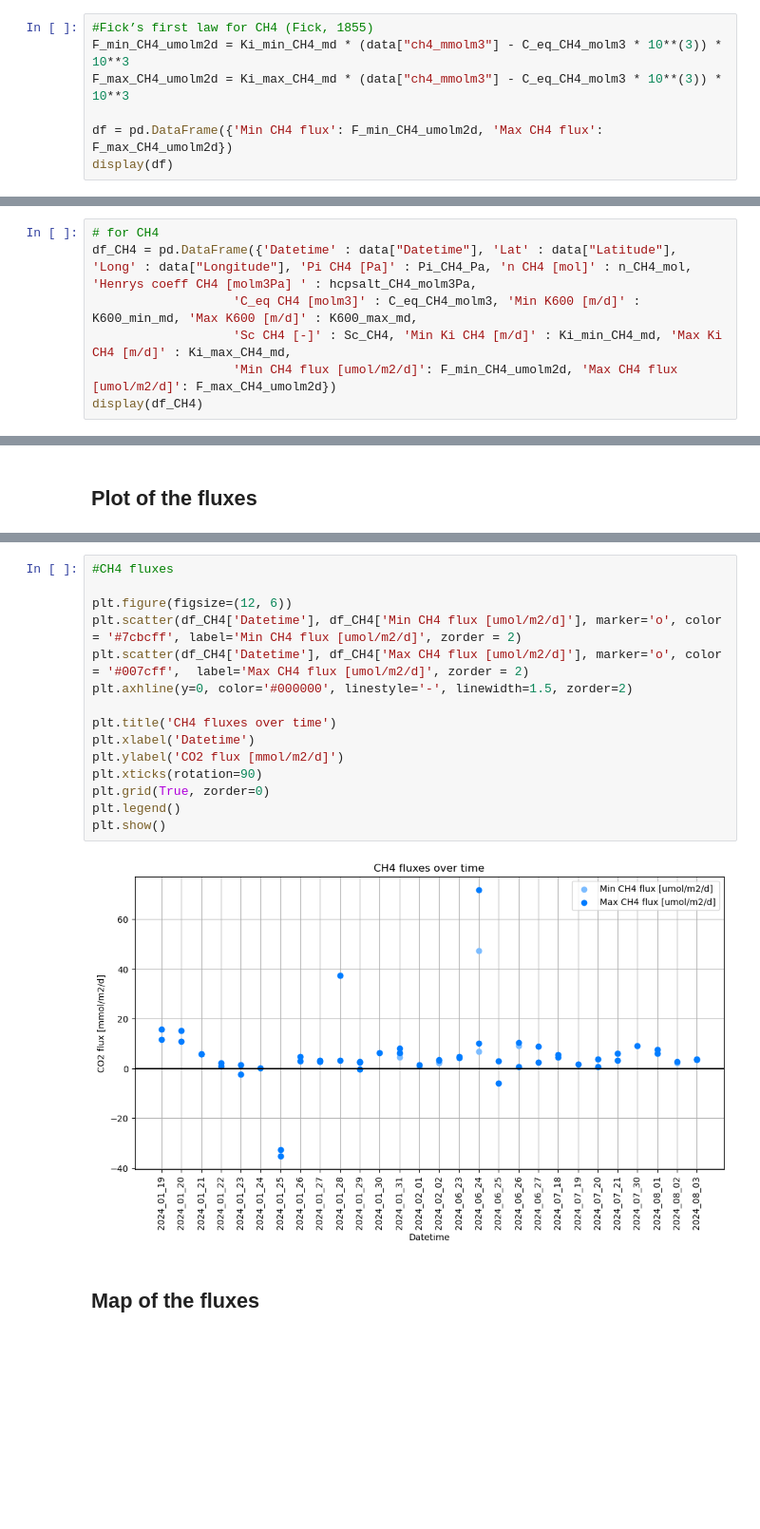
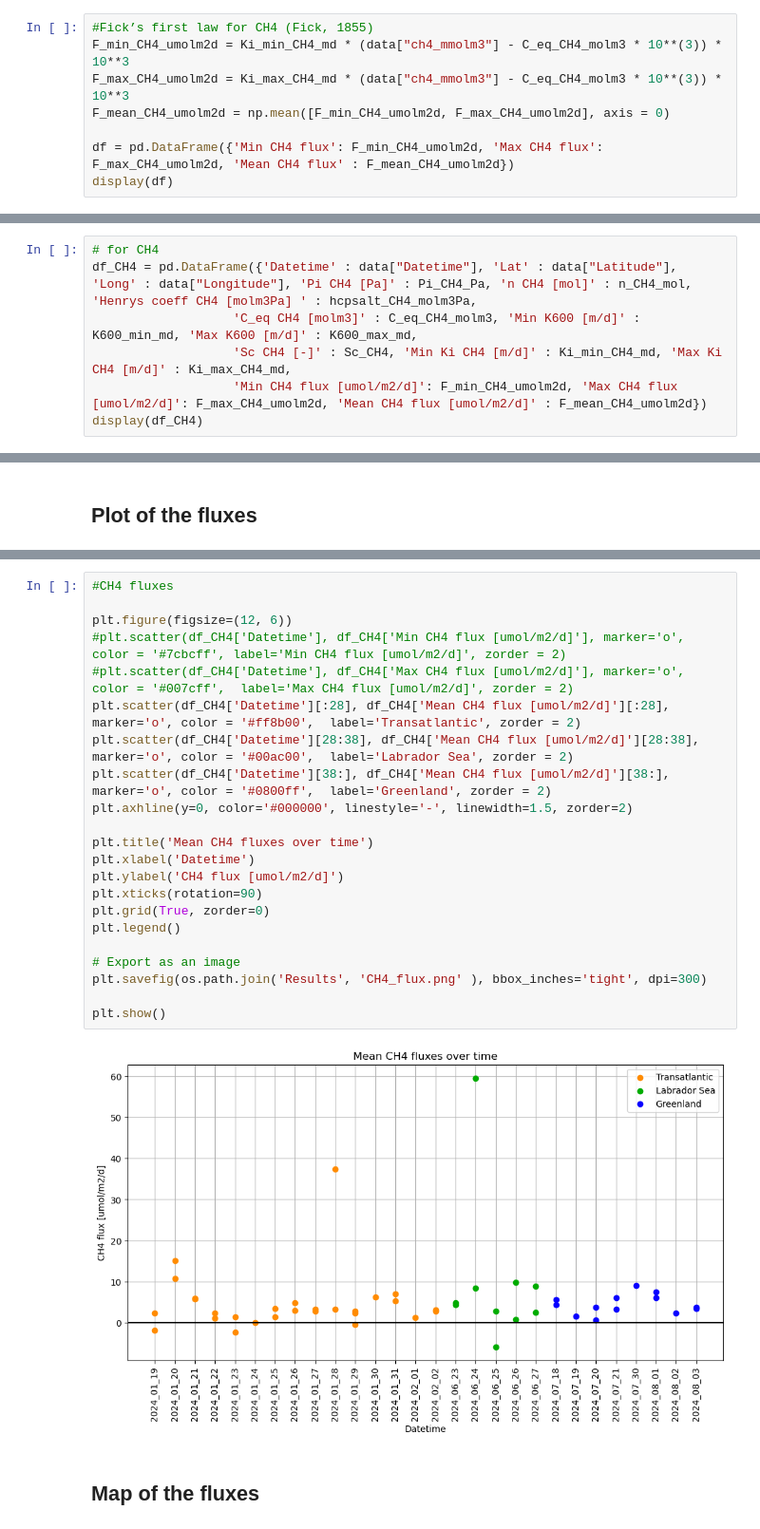
Before and after one commit to lolapricam/Sea-air_fluxes_Arctic, a Jupyter notebook: main_code.ipynb, the cells around one changed output, grey strips where cells are left out. Shown at 95% size. Drawn from its saved outputs; the diff is of its cells as text; blank space fills up the shorter version.

Commit message:
saving and updating graphs

```diff
--- a/main_code.ipynb
+++ b/main_code.ipynb
@@ -321,7 +323,8 @@ display(df)
 #Fick’s first law for CH4 (Fick, 1855)
 F_min_CH4_umolm2d = Ki_min_CH4_md * (data["ch4_mmolm3"] - C_eq_CH4_molm3 * 10**(3)) * 10**3
 F_max_CH4_umolm2d = Ki_max_CH4_md * (data["ch4_mmolm3"] - C_eq_CH4_molm3 * 10**(3)) * 10**3
+F_mean_CH4_umolm2d = np.mean([F_min_CH4_umolm2d, F_max_CH4_umolm2d], axis = 0)
 
-df = pd.DataFrame({'Min CH4 flux': F_min_CH4_umolm2d, 'Max CH4 flux': F_max_CH4_umolm2d})
+df = pd.DataFrame({'Min CH4 flux': F_min_CH4_umolm2d, 'Max CH4 flux': F_max_CH4_umolm2d, 'Mean CH4 flux' : F_mean_CH4_umolm2d})
 display(df)
 # %% [output]
@@ -375,7 +378,7 @@ display(df_CO2)
 df_CH4 = pd.DataFrame({'Datetime' : data["Datetime"], 'Lat' : data["Latitude"], 'Long' : data["Longitude"], 'Pi CH4 [Pa]' : Pi_CH4_Pa, 'n CH4 [mol]' : n_CH4_mol, 'Henrys coeff CH4 [molm3Pa] ' : hcpsalt_CH4_molm3Pa,
                    'C_eq CH4 [molm3]' : C_eq_CH4_molm3, 'Min K600 [m/d]' : K600_min_md, 'Max K600 [m/d]' : K600_max_md,
                    'Sc CH4 [-]' : Sc_CH4, 'Min Ki CH4 [m/d]' : Ki_min_CH4_md, 'Max Ki CH4 [m/d]' : Ki_max_CH4_md,
-                   'Min CH4 flux [umol/m2/d]': F_min_CH4_umolm2d, 'Max CH4 flux [umol/m2/d]': F_max_CH4_umolm2d})
+                   'Min CH4 flux [umol/m2/d]': F_min_CH4_umolm2d, 'Max CH4 flux [umol/m2/d]': F_max_CH4_umolm2d, 'Mean CH4 flux [umol/m2/d]' : F_mean_CH4_umolm2d})
 display(df_CH4)
 # %% [output]
 |  | Datetime | Lat | Long | Pi CH4 [Pa] | n CH4 [mol] | Henrys coeff CH4 [molm3Pa] | C_eq CH4 [molm3] | ... |
@@ -599,19 +633,26 @@ plt.show()
 # %%
 #CH4 fluxes
 
 plt.figure(figsize=(12, 6))
-plt.scatter(df_CH4['Datetime'], df_CH4['Min CH4 flux [umol/m2/d]'], marker='o', color = '#7cbcff', label='Min CH4 flux [umol/m2/d]', zorder = 2)
-plt.scatter(df_CH4['Datetime'], df_CH4['Max CH4 flux [umol/m2/d]'], marker='o', color = '#007cff',  label='Max CH4 flux [umol/m2/d]', zorder = 2)
+#plt.scatter(df_CH4['Datetime'], df_CH4['Min CH4 flux [umol/m2/d]'], marker='o', color = '#7cbcff', label='Min CH4 flux [umol/m2/d]', zorder = 2)
+#plt.scatter(df_CH4['Datetime'], df_CH4['Max CH4 flux [umol/m2/d]'], marker='o', color = '#007cff',  label='Max CH4 flux [umol/m2/d]', zorder = 2)
+plt.scatter(df_CH4['Datetime'][:28], df_CH4['Mean CH4 flux [umol/m2/d]'][:28], marker='o', color = '#ff8b00',  label='Transatlantic', zorder = 2)
+plt.scatter(df_CH4['Datetime'][28:38], df_CH4['Mean CH4 flux [umol/m2/d]'][28:38], marker='o', color = '#00ac00',  label='Labrador Sea', zorder = 2)
+plt.scatter(df_CH4['Datetime'][38:], df_CH4['Mean CH4 flux [umol/m2/d]'][38:], marker='o', color = '#0800ff',  label='Greenland', zorder = 2)
 plt.axhline(y=0, color='#000000', linestyle='-', linewidth=1.5, zorder=2)
 
-plt.title('CH4 fluxes over time')
+plt.title('Mean CH4 fluxes over time')
 plt.xlabel('Datetime')
-plt.ylabel('CO2 flux [mmol/m2/d]')
+plt.ylabel('CH4 flux [umol/m2/d]')
 plt.xticks(rotation=90)
 plt.grid(True, zorder=0)
 plt.legend()
+
+# Export as an image
+plt.savefig(os.path.join('Results', 'CH4_flux.png' ), bbox_inches='tight', dpi=300)
+
 plt.show()
 # %% [output]
-[figure, old version]
+[figure, new version]
 # %% [markdown]
 ## Map of the fluxes
```
Also changed, not shown: parts of 16 cells of this notebook, 24 other files.
